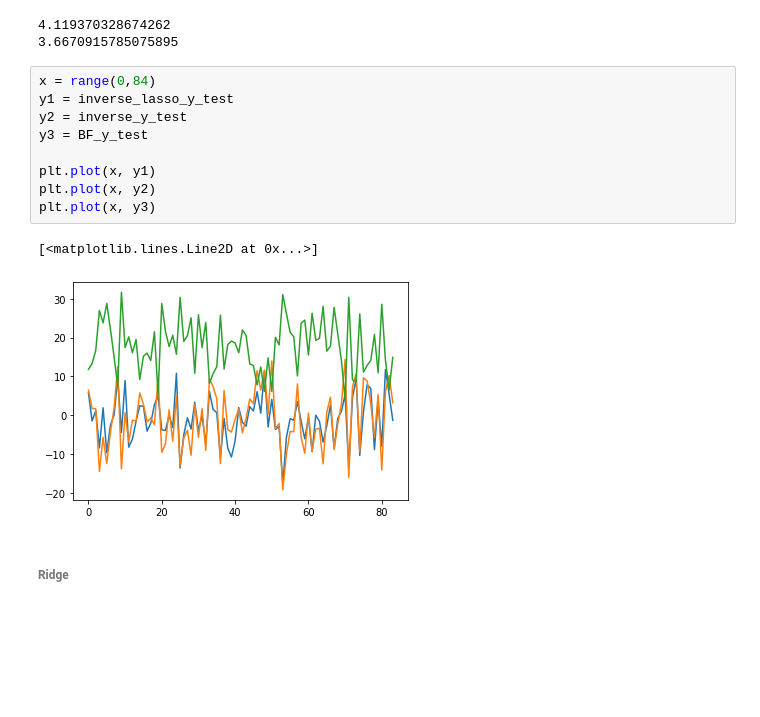
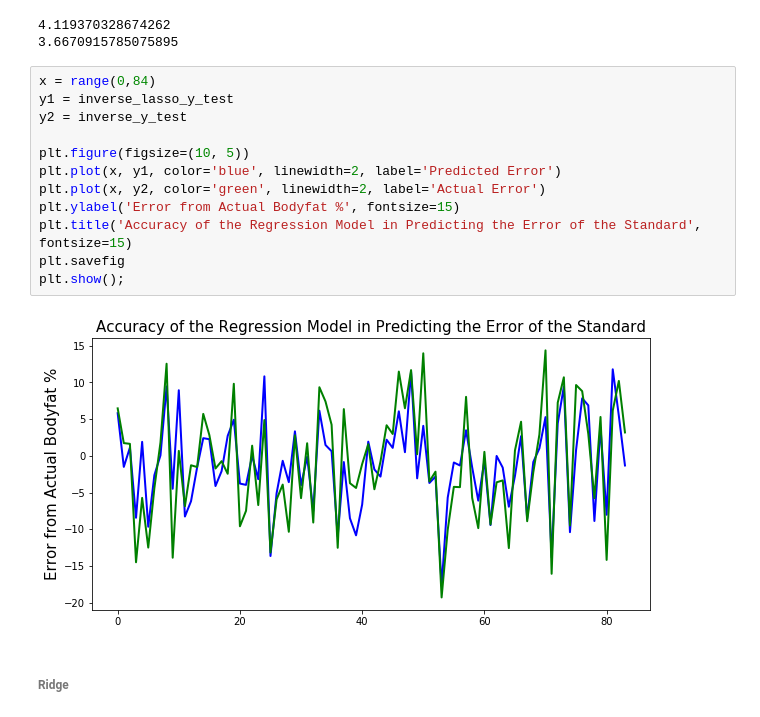
Before and after one commit to Thegreatesthumphrey/Prediction-Model-for-Total-Body-Fat-in-Adult-Men, a Jupyter notebook: Data Set Analysis.ipynb, the cells around one changed output. Drawn from its saved outputs; the diff is of its cells as text; blank space fills up the shorter version.

```diff
--- a/Data Set Analysis.ipynb
+++ b/Data Set Analysis.ipynb
@@ -881,18 +881,20 @@ print(lasso_train_mean_error)
 # %% [output]
 4.119370328674262
 3.6670915785075895
-# %%
-x = range(0,84)
-y1 = inverse_lasso_y_test
-y2 = inverse_y_test
-y3 = BF_y_test
-
-plt.plot(x, y1)
-plt.plot(x, y2)
-plt.plot(x, y3)
-# %% [output]
-[<matplotlib.lines.Line2D at 0x...>]
-[figure, removed]
+# %%
+x = range(0,84)
+y1 = inverse_lasso_y_test
+y2 = inverse_y_test
+
+plt.figure(figsize=(10, 5))
+plt.plot(x, y1, color='blue', linewidth=2, label='Predicted Error')
+plt.plot(x, y2, color='green', linewidth=2, label='Actual Error')
+plt.ylabel('Error from Actual Bodyfat %', fontsize=15)
+plt.title('Accuracy of the Regression Model in Predicting the Error of the Standard', fontsize=15)
+plt.savefig
+plt.show();
+# %% [output]
+[figure, added]
 # %% [markdown]
 ###### Ridge
 # %%
```
